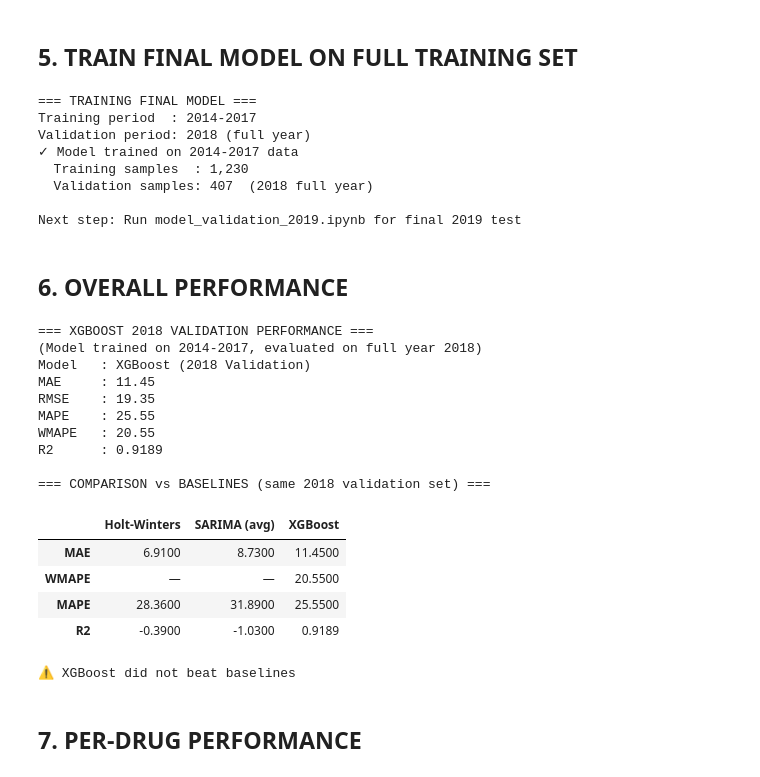
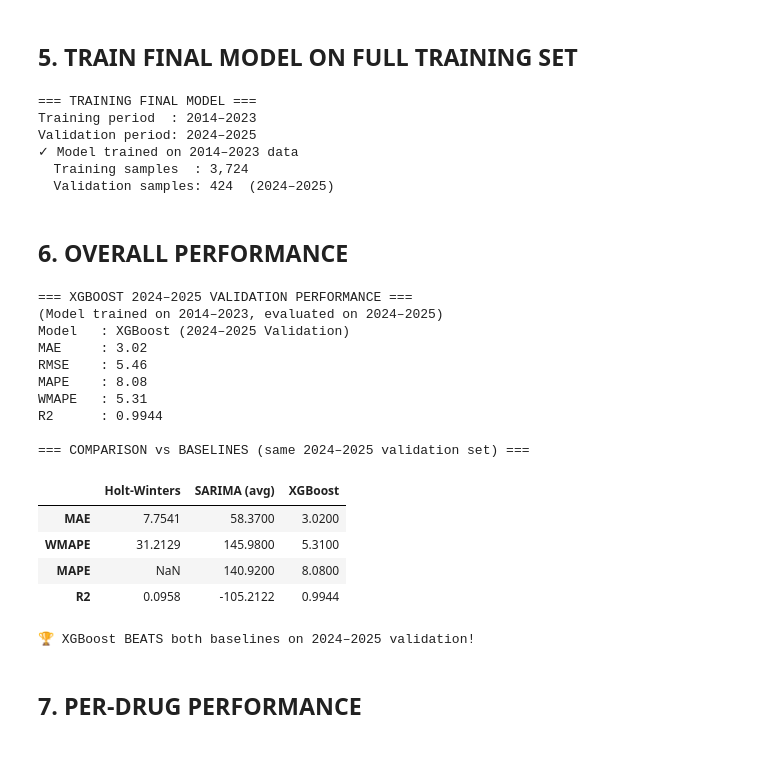
Before and after one commit to onchonga-programmer/pharmacy-forecasting-system, a Jupyter notebook: notebooks/pharmacy_xgboost_model.ipynb, the cells around one changed output. Cells and saved outputs as stored; diff of their text form; code cells hidden in the pictures.

```diff
--- a/notebooks/pharmacy_xgboost_model.ipynb
+++ b/notebooks/pharmacy_xgboost_model.ipynb
@@ -352,8 +398,8 @@ This may take 5-10 minutes...
 ## 5. TRAIN FINAL MODEL ON FULL TRAINING SET
 # %%
 print('=== TRAINING FINAL MODEL ===')
-print('Training period  : 2014-2023')
-print('Validation period: 2024 (full year)')
+print('Training period  : 2014–2023')
+print('Validation period: 2024–2025')
 final_model = xgb.XGBRegressor(**best_params)
 final_model.fit(
     X_train, y_train,
@@ -361,66 +407,66 @@ final_model.fit(
     verbose=False
 )
 
-# Predict on 2024 validation set
+# Predict on 2024-2025 validation set
 y_pred = final_model.predict(X_test)
 y_pred = np.clip(y_pred, 0, None)   # no negative sales
 
-print('✓ Model trained on 2014-2023 data')
+print('✓ Model trained on 2014–2023 data')
 print(f'  Training samples  : {len(X_train):,}')
-print(f'  Validation samples: {len(X_test):,}  (2024 full year)')
-print(f'\nNext step: Run model_validation_2019.ipynb for final 2025 test')
+print(f'  Validation samples: {len(X_test):,}  (2024–2025)')
 # %% [output]
 === TRAINING FINAL MODEL ===
-Training period  : 2014-2017
-Validation period: 2018 (full year)
-✓ Model trained on 2014-2017 data
-  Training samples  : 1,230
-  Validation samples: 407  (2018 full year)
-
-Next step: Run model_validation_2019.ipynb for final 2019 test
+Training period  : 2014–2023
+Validation period: 2024–2025
+✓ Model trained on 2014–2023 data
+  Training samples  : 3,724
+  Validation samples: 424  (2024–2025)
 # %% [markdown]
 ## 6. OVERALL PERFORMANCE
 # %%
-overall_metrics = calculate_metrics(y_test, y_pred, model_name='XGBoost (2024 Validation)')
+overall_metrics = calculate_metrics(y_test, y_pred, model_name='XGBoost (2024–2025 Validation)')
 
-print('=== XGBOOST 2024 VALIDATION PERFORMANCE ===')
-print('(Model trained on 2014-2023, evaluated on full year 2024)')
+print('=== XGBOOST 2024–2025 VALIDATION PERFORMANCE ===')
+print('(Model trained on 2014–2023, evaluated on 2024–2025)')
 for k, v in overall_metrics.items():
-    if k not in ['Drug','Segment']:
+    if k not in ['Drug', 'Segment']:
         print(f'{k:8s}: {v}')
 
-print('\n=== COMPARISON vs BASELINES (same 2024 validation set) ===')
+print('\n=== COMPARISON vs BASELINES (same 2024–2025 validation set) ===')
 comparison = pd.DataFrame({
-    'Holt-Winters': [BASELINE_MAE,   '—', 28.36, -0.39],
-    'SARIMA (avg)': [SARIMA_AVG_MAE, '—', 31.89, -1.03],
+    'Holt-Winters': [BASELINE_MAE,   BASELINE_WMAPE,  BASELINE_MAPE,  BASELINE_R2],
+    'SARIMA (avg)': [SARIMA_AVG_MAE, SARIMA_AVG_WMAPE, SARIMA_AVG_MAPE, SARIMA_AVG_R2],
     'XGBoost'     : [overall_metrics['MAE'], overall_metrics['WMAPE'],
                      overall_metrics['MAPE'], overall_metrics['R2']]
-}, index=['MAE','WMAPE','MAPE','R2'])
+}, index=['MAE', 'WMAPE', 'MAPE', 'R2'])
 display(comparison)
 
-if overall_metrics['MAE'] < BASELINE_MAE:
-    print('\n🏆 XGBoost BEATS both baselines on 2024 validation!')
-elif overall_metrics['MAE'] < SARIMA_AVG_MAE:
+if BASELINE_MAE is not None and overall_metrics['MAE'] < BASELINE_MAE:
+    if SARIMA_AVG_MAE is not None and overall_metrics['MAE'] < SARIMA_AVG_MAE:
+        print('\n🏆 XGBoost BEATS both baselines on 2024–2025 validation!')
+    else:
+        print('\n✓ XGBoost beats Holt-Winters baseline!')
+elif SARIMA_AVG_MAE is not None and overall_metrics['MAE'] < SARIMA_AVG_MAE:
     print('\n✓ XGBoost beats SARIMA, close to Holt-Winters')
 else:
     print('\n⚠ XGBoost did not beat baselines')
 # %% [output]
-=== XGBOOST 2018 VALIDATION PERFORMANCE ===
-(Model trained on 2014-2017, evaluated on full year 2018)
-Model   : XGBoost (2018 Validation)
-MAE     : 11.45
-RMSE    : 19.35
-MAPE    : 25.55
-WMAPE   : 20.55
-R2      : 0.9189
+=== XGBOOST 2024–2025 VALIDATION PERFORMANCE ===
+(Model trained on 2014–2023, evaluated on 2024–2025)
+Model   : XGBoost (2024–2025 Validation)
+MAE     : 3.02
+RMSE    : 5.46
+MAPE    : 8.08
+WMAPE   : 5.31
+R2      : 0.9944
 
-=== COMPARISON vs BASELINES (same 2018 validation set) ===
+=== COMPARISON vs BASELINES (same 2024–2025 validation set) ===
 |  | Holt-Winters | SARIMA (avg) | XGBoost |
-| MAE | 6.9100 | 8.7300 | 11.4500 |
-| WMAPE | — | — | 20.5500 |
-| MAPE | 28.3600 | 31.8900 | 25.5500 |
-| R2 | -0.3900 | -1.0300 | 0.9189 |
+| MAE | 7.7541 | 58.3700 | 3.0200 |
+| WMAPE | 31.2129 | 145.9800 | 5.3100 |
+| MAPE | NaN | 140.9200 | 8.0800 |
+| R2 | 0.0958 | -105.2122 | 0.9944 |
-⚠ XGBoost did not beat baselines
+🏆 XGBoost BEATS both baselines on 2024–2025 validation!
 # %% [markdown]
 ## 7. PER-DRUG PERFORMANCE
 # %%
```
Also changed, not shown: parts of 13 cells of this notebook, 2 other files.
